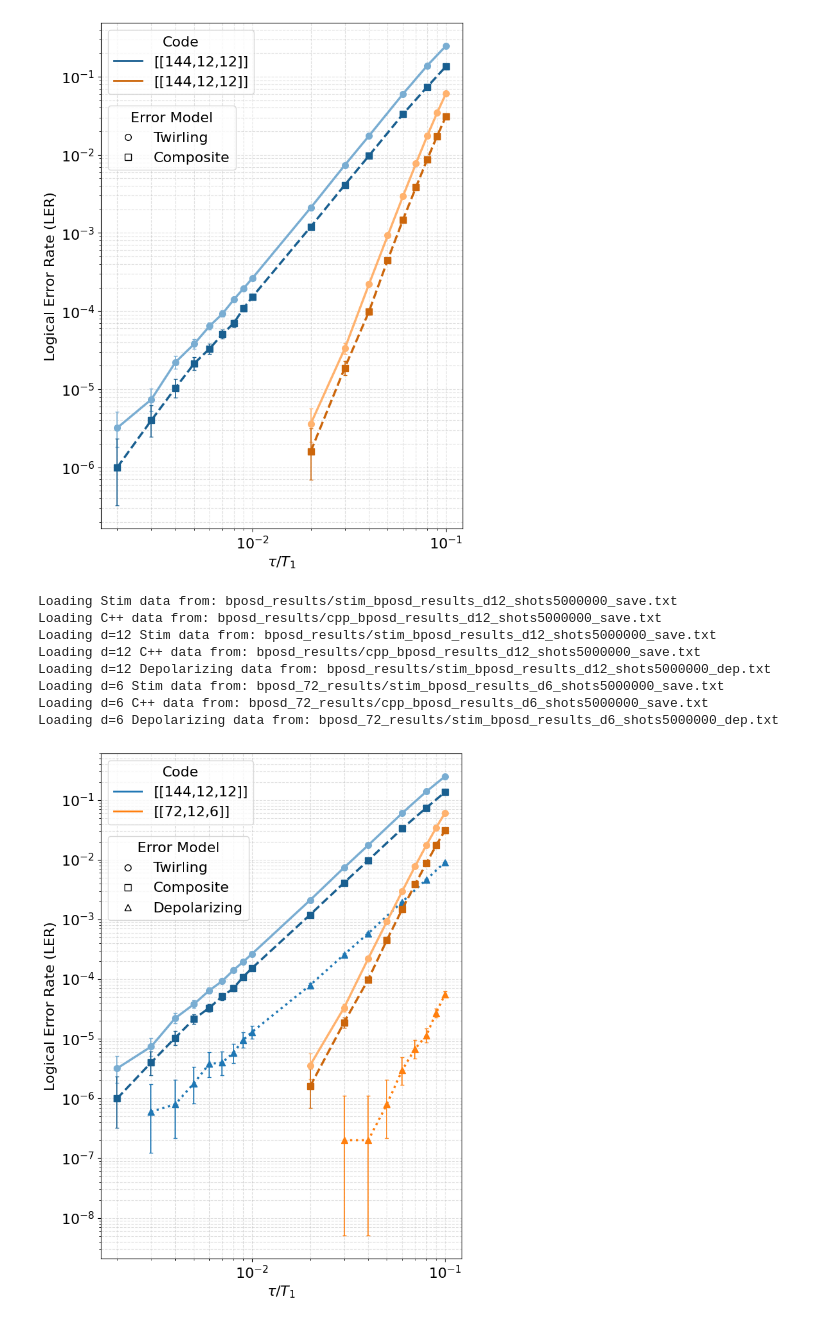
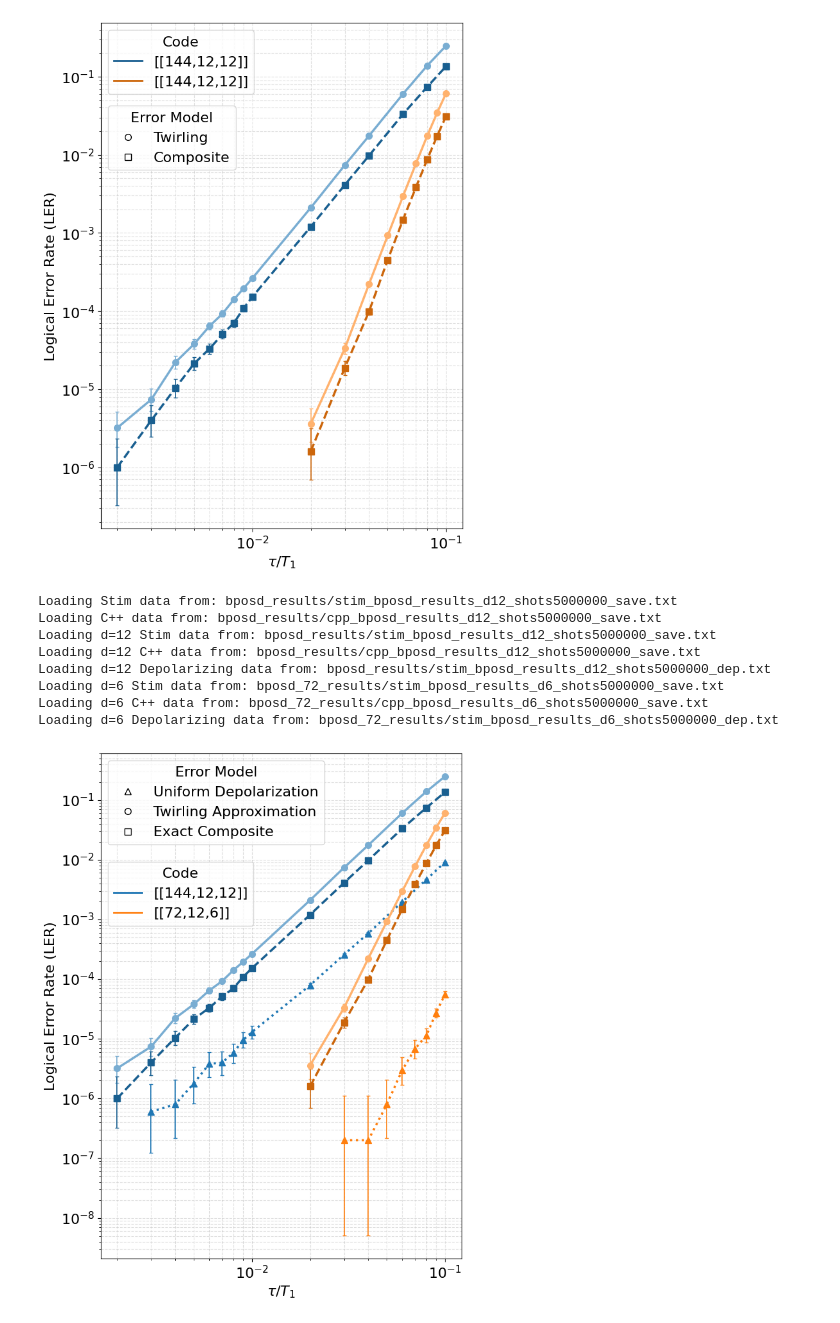
Before and after one commit to pnnl/NWQ-Sim, a Jupyter notebook: stabilizer/damping_work/qPLDC-circuits/tomas/bb_code_ler.ipynb, the cells around one changed output. Cells and saved outputs as stored; diff of their text form; code cells hidden in the pictures.

Commit message:
graphs

```diff
--- a/stabilizer/damping_work/qPLDC-circuits/tomas/bb_code_ler.ipynb
+++ b/stabilizer/damping_work/qPLDC-circuits/tomas/bb_code_ler.ipynb
@@ -1088,7 +1088,7 @@ for i, d in enumerate(sorted(stim_results.keys())):
             x_vals[stim_pos], yhat, yerr=yerr,
             fmt='o-', linewidth=2.5, markersize=7,
             color=stim_color, ecolor=stim_color, elinewidth=1.2, capsize=2.5,
-            label=f'Pauli Twirling d={d}'
+            label=f'Pauli Twirling Approx. d={d}'
         )
         plotted_any = True
 
@@ -1122,7 +1122,7 @@ for i, d in enumerate(sorted(stim_results.keys())):
             x_vals[dep_pos], yhat, yerr=yerr,
             fmt='^:', linewidth=2.5, markersize=7,
             color=dep_color, ecolor=dep_color, elinewidth=1.2, capsize=2.5,
-            label=f'Depolarizing d={d}'
+            label=f'Uniform Depolarizing d={d}'
         )
         plotted_any = True
 
@@ -1150,38 +1150,39 @@ ax = plt.gca()
 
 # Legend 1: marker shapes (black & white)
 shape_handles = [
+    Line2D([0], [0], marker='^', linestyle='None',
+        markerfacecolor='white', markeredgecolor='black',
+        color='black', markersize=7, label='Uniform Depolarization'),
     Line2D([0], [0], marker='o', linestyle='None',
            markerfacecolor='white', markeredgecolor='black',
-           color='black', markersize=7, label='Twirling'),
+           color='black', markersize=7, label='Twirling Approximation'),
     Line2D([0], [0], marker='s', linestyle='None',
            markerfacecolor='white', markeredgecolor='black',
-           color='black', markersize=7, label='Composite'),
-    Line2D([0], [0], marker='^', linestyle='None',
-           markerfacecolor='white', markeredgecolor='black',
-           color='black', markersize=7, label='Depolarizing'),
+           color='black', markersize=7, label='Exact Composite'),
+
     # Line2D([0], [0], marker='v', linestyle='None',
     #        markerfacecolor='white', markeredgecolor='black',
     #        color='black', markersize=7, label='95% upper limit (k=0)'),
 ]
 shape_legend = ax.legend(handles=shape_handles, title='Error Model',
-                         loc='upper left', bbox_to_anchor=[0,.85])
+                         loc='upper left')
 ax.add_artist(shape_legend)
 
 # Legend 2: distance colors (dark only)
 if color_handles:
-    ax.legend(handles=color_handles, title='Code', loc='upper left', ncol=1)
+    ax.legend(handles=color_handles, title='Code', loc='upper left', bbox_to_anchor=[0,.8], ncol=1)
 
 # Save figure
 plt.tight_layout()
 plt.savefig(f'../../figures/bb_code_LER_{SHOTS}_from_saved.pdf', dpi=500, bbox_inches='tight')
 plt.show()
 # %% [output]
 Loading Stim data from: bposd_results/stim_bposd_results_d12_shots5000000_save.txt
 Loading C++ data from: bposd_results/cpp_bposd_results_d12_shots5000000_save.txt
 Loading d=12 Stim data from: bposd_results/stim_bposd_results_d12_shots5000000_save.txt
 Loading d=12 C++ data from: bposd_results/cpp_bposd_results_d12_shots5000000_save.txt
 Loading d=12 Depolarizing data from: bposd_results/stim_bposd_results_d12_shots5000000_dep.txt
 Loading d=6 Stim data from: bposd_72_results/stim_bposd_results_d6_shots5000000_save.txt
 Loading d=6 C++ data from: bposd_72_results/cpp_bposd_results_d6_shots5000000_save.txt
 Loading d=6 Depolarizing data from: bposd_72_results/stim_bposd_results_d6_shots5000000_dep.txt
-[figure, old version]
+[figure, new version]
```
Also changed, not shown: 1 other file.
